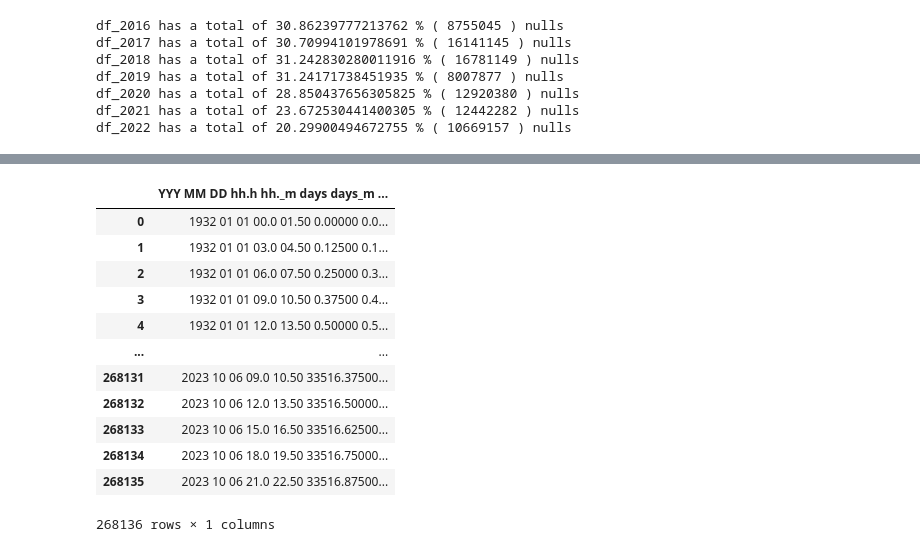
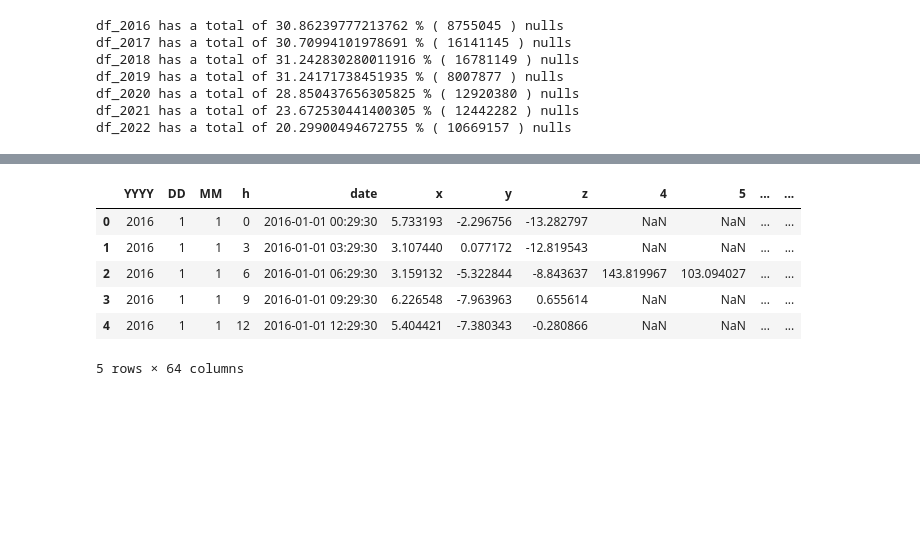
Before and after one commit to ivan-serrano-hernandez/NASA-Space-Apps, a Jupyter notebook: Getting_datasets.ipynb, the cells around one changed output, grey strips where cells are left out. Cells and saved outputs as stored; diff of their text form; code cells hidden in the pictures; blank space fills up the shorter version.

```diff
--- a/Getting_datasets.ipynb
+++ b/Getting_datasets.ipynb
@@ -27,0 +32,5 @@ df_final.rename({0:'date',1:'x',2:'y',3:'z'},inplace = True,axis =1)
+# %%
+ind = pd.read_csv('./kpg.txt', delimiter=' ')
+ind_filter = ind[(ind['YYYY']>=2016) & (ind['YYYY']<=2022)]
+ind_filter.rename({'hh.h':'h'},axis=1,inplace = True)
+ind_filter.head()
@@ -129,16 +118,5 @@ kpg = pd.read_table('./data/kpg.txt')
-# %%
-kpg['']
-# %% [output]
-|  | YYY MM DD hh.h hh._m days days_m ... |
-| 0 | 1932 01 01 00.0 01.50 0.00000 0.0... |
-| 1 | 1932 01 01 03.0 04.50 0.12500 0.1... |
-| 2 | 1932 01 01 06.0 07.50 0.25000 0.3... |
-| 3 | 1932 01 01 09.0 10.50 0.37500 0.4... |
-| 4 | 1932 01 01 12.0 13.50 0.50000 0.5... |
-| ... | ... |
-| 268131 | 2023 10 06 09.0 10.50 33516.37500... |
-| 268132 | 2023 10 06 12.0 13.50 33516.50000... |
-| 268133 | 2023 10 06 15.0 16.50 33516.62500... |
-| 268134 | 2023 10 06 18.0 19.50 33516.75000... |
-| 268135 | 2023 10 06 21.0 22.50 33516.87500... |
-268136 rows × 1 columns
+# %%
+df_final['YYYY'] = df_final['date'].dt.year
+df_final['MM'] = df_final['date'].dt.month
+df_final['DD'] = df_final['date'].dt.day
+df_final['h'] = df_final['date'].dt.hour
@@ -144,0 +128,16 @@ kpg['']
+# %%
+df_grouped = df_final.groupby(['YYYY','MM','DD','h']).mean()
+# df_grouped['h'].apply(truncateHour)
+# %%
+merged_df = pd.merge(df_grouped, ind_filter, on=['YYYY', 'DD', 'MM', 'h'], how='inner')
+merged_df.head()
+# %%
+merged_df.head()
+# %% [output]
+|  | YYYY | DD | MM | h | date | x | y | z | 4 | 5 | ... | ... |
+| 0 | 2016 | 1 | 1 | 0 | 2016-01-01 00:29:30 | 5.733193 | -2.296756 | -13.282797 | NaN | NaN | ... | ... |
+| 1 | 2016 | 1 | 1 | 3 | 2016-01-01 03:29:30 | 3.107440 | 0.077172 | -12.819543 | NaN | NaN | ... | ... |
+| 2 | 2016 | 1 | 1 | 6 | 2016-01-01 06:29:30 | 3.159132 | -5.322844 | -8.843637 | 143.819967 | 103.094027 | ... | ... |
+| 3 | 2016 | 1 | 1 | 9 | 2016-01-01 09:29:30 | 6.226548 | -7.963963 | 0.655614 | NaN | NaN | ... | ... |
+| 4 | 2016 | 1 | 1 | 12 | 2016-01-01 12:29:30 | 5.404421 | -7.380343 | -0.280866 | NaN | NaN | ... | ... |
+5 rows × 64 columns
```
Also changed, not shown: parts of 13 cells of this notebook.
